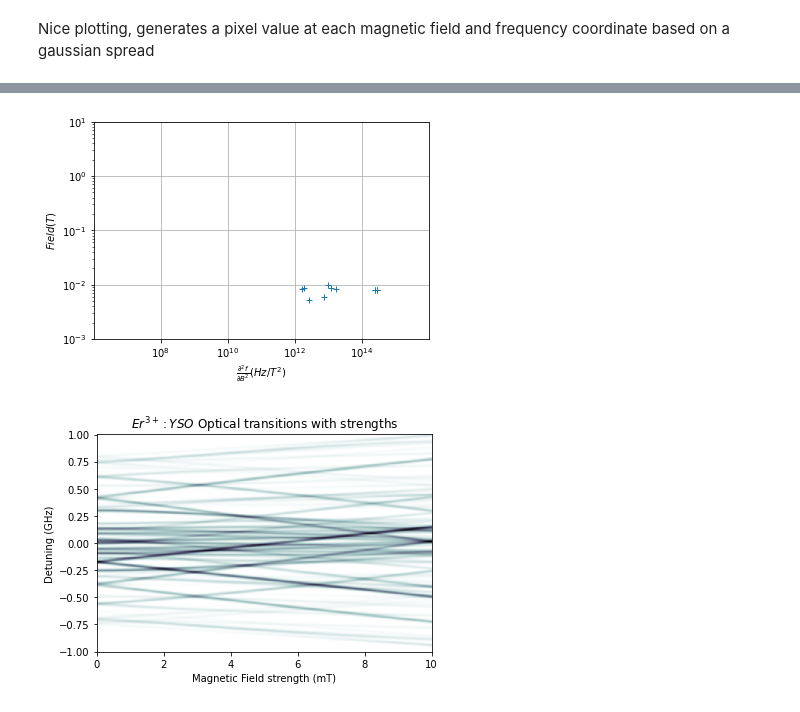
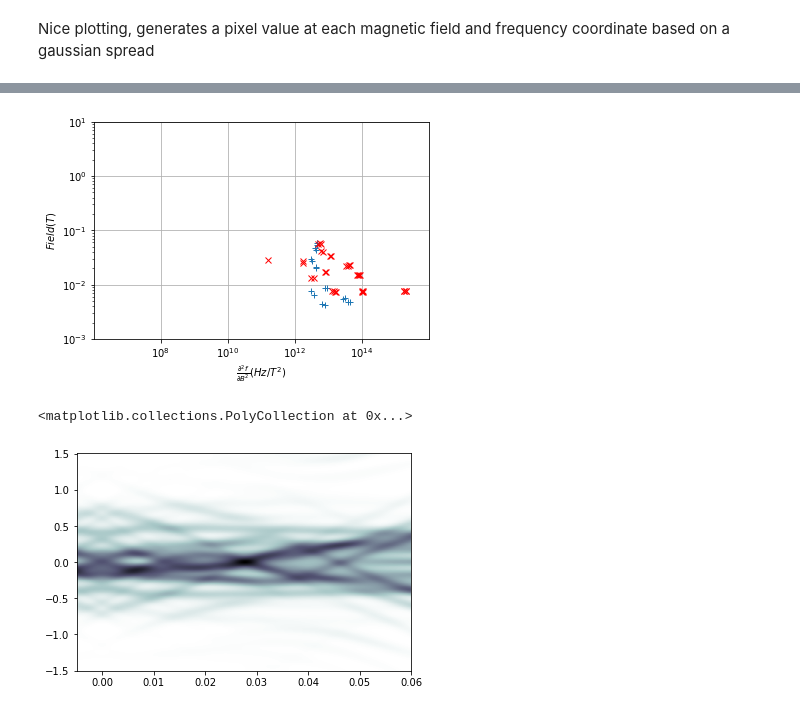
Before and after one commit to Quantum-Integration-Laboratory/qil_spin_Hamiltonian, a Jupyter notebook: Er_site_1.ipynb, the cells around one changed output, grey strips where cells are left out. Cells and saved outputs as stored; diff of their text form; code cells hidden in the pictures.

```diff
--- a/Er_site_1.ipynb
+++ b/Er_site_1.ipynb
@@ -78,7 +78,10 @@ theta,phi = spin.eulerToSphere(ang_Er_1,str='ZXZ')
 thetas = [theta+np.pi/2]
 #phis =np.linspace(0,np.pi/2,500)
 phis = [phi]
-Bs=np.linspace(0,10E-3,2500)
+
+thetas=[0]
+phis=[0]
+Bs=np.linspace(-5E-3,60E-3,2500)
 #Bs = np.logspace(-5,0,5000)
 #Bs = [75E-3]
 #Bs=[0]
@@ -103,7 +106,8 @@ for i in range(len(thetas)):
     for j in range(len(phis)):
         for k in range(len(Bs)):
             #convert spherical Magnetic field to cartesian coords.
-            B =spin.sphereCart(Bs[k],thetas[i],phis[j])
+            #B =spin.sphereCart(Bs[k],thetas[i],phis[j])
+            B=np.array([Bs[k],0,0])
             #Calculate our hamiltonian at this B Field
             HG = ground.H+ground.electronicZeeman(B)
             #get the eigen frequencies and vectors at this B field
@@ -229,21 +245,23 @@ plt.grid()
 plt.show()
 plt.close()
 # %% [output]
-[figure, old version]
+[figure, new version]
 # %%
-yi = np.linspace(-1,1,500)
+yi = np.linspace(-1.5,1.5,500)
 cmapc = plt.cm.get_cmap('bone').copy()
 
 #spin.transitionPixelPlot(freq_def,Bs,frange=yi,width = 0.01,cmap=cmapc)
-spin.transitionPixelPlot(freq_def,Bs,OS=OS_s,frange=yi,width = 0.01,cmap=cmapc,title="$Er^{3+}:YSO$ Optical transitions with strengths")
-#gx,gy,gz= spin.transitionPixelPlot(freq_def,Bs,OS=OS_s,frange=yi,width = 0.08,plot=False)
-#plt.pcolor(gx*1E3,gy,gz,shading='auto',cmap=cmapc,norm=clr.Normalize())
-#plt.xlabel('Magnetic Field strength (mT)')
-#plt.ylabel('Detuning (GHz)')
-#plt.title("$Yb^{3+}:YVO_{4}$ Optical transitions with strengths")
-#plt.savefig("../Yb_transitions.png")
+#spin.transitionPixelPlot(freq_def,Bs,OS=OS_s,frange=yi,width = 0.02,cmap=cmapc,title="$Er^{3+}:YSO$ Optical transitions with strengths")
+gx,gy,gz= spin.transitionPixelPlot(freq_def,Bs,OS=OS_s,frange=yi,width = 0.05,plot=False)
+plt.pcolor(gx,gy,gz,shading='auto',cmap=cmapc,norm=clr.Normalize())
+# plt.axis('off')
+# #plt.xlabel('Magnetic Field strength (mT)')
+# #plt.ylabel('Detuning (GHz)')
+# #plt.title("$Yb^{3+}:YVO_{4}$ Optical transitions with strengths")
+# plt.savefig("../Er_transitions.png")
 #plt.show()
 #plt.close()
 # %% [output]
+<matplotlib.collections.PolyCollection at 0x...>
-[figure, old version]
+[figure, new version]
 # %%
```
Also changed, not shown: parts of 4 cells of this notebook, 16 other files.
